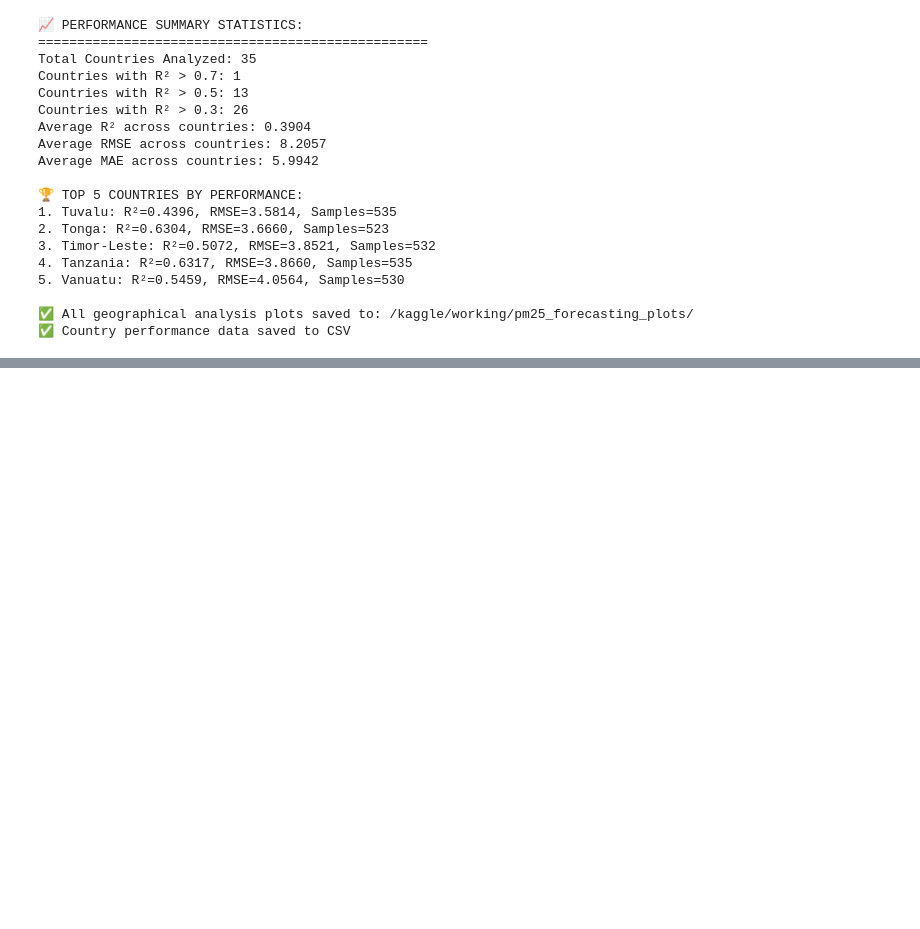
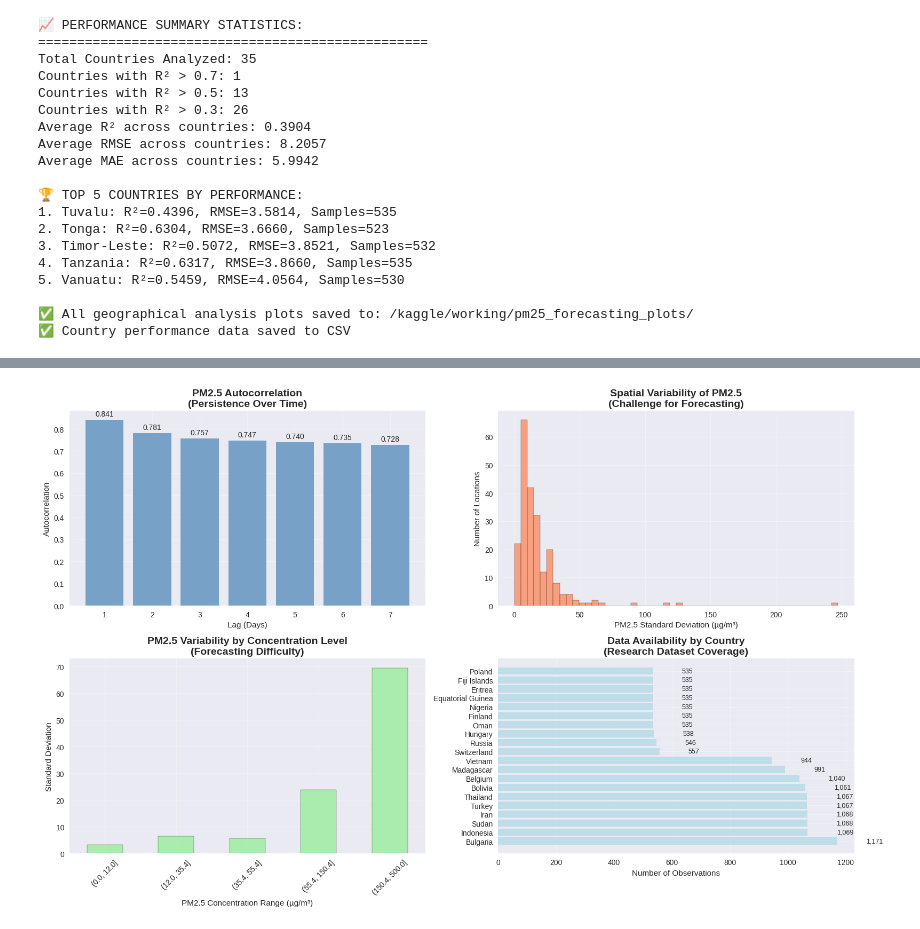
Before and after one commit to kapil2020/global-PM-2.5-next-day-forecasting, a Jupyter notebook: global-analysis-next-day-pm2-5-ml.ipynb, the cells around one changed output, grey strips where cells are left out. Saved outputs shown, nothing was run; the diff lists cells and outputs as text; code cells hidden in the pictures; blank space fills up the shorter version.

Commit message:
Kaggle Notebook | global_analysis-next-day-pm2.5-ml | Version 4

```diff
--- a/global-analysis-next-day-pm2-5-ml.ipynb
+++ b/global-analysis-next-day-pm2-5-ml.ipynb
@@ -1110,0 +1426,84 @@ Average MAE across countries: 5.9942
+# %%
+# Plot 4: Research Motivation - Forecasting Need
+plt.figure(figsize=(16, 10))
+
+# Plot 4.1: PM2.5 persistence (autocorrelation)
+from statsmodels.tsa.stattools import acf
+
+# Calculate autocorrelation for different lags
+lags = 7  # One week
+autocorr_values = []
+
+for lag in range(1, lags + 1):
+    df_clean_lag = df_clean.copy()
+    df_clean_lag[f'PM2.5_lag_{lag}'] = df_clean_lag.groupby(['country', 'location_name'])['air_quality_PM2.5'].shift(lag)
+    corr = df_clean_lag['air_quality_PM2.5'].corr(df_clean_lag[f'PM2.5_lag_{lag}'])
+    autocorr_values.append(corr)
+
+plt.subplot(2, 2, 1)
+plt.bar(range(1, lags + 1), autocorr_values, color='steelblue', alpha=0.7)
+plt.xlabel('Lag (Days)')
+plt.ylabel('Autocorrelation')
+plt.title('PM2.5 Autocorrelation\n(Persistence Over Time)', fontsize=14, fontweight='bold')
+plt.grid(True, alpha=0.3)
+
+# Add value labels
+for i, value in enumerate(autocorr_values):
+    plt.text(i + 1, value + 0.01, f'{value:.3f}', ha='center', va='bottom')
+
+# Plot 4.2: Forecasting challenge - variability
+location_variability = df_clean.groupby('location_name')['air_quality_PM2.5'].std().sort_values(ascending=False)
+
+plt.subplot(2, 2, 2)
+plt.hist(location_variability, bins=50, color='coral', alpha=0.7, edgecolor='black')
+plt.xlabel('PM2.5 Standard Deviation (µg/m³)')
+plt.ylabel('Number of Locations')
+plt.title('Spatial Variability of PM2.5\n(Challenge for Forecasting)', fontsize=14, fontweight='bold')
+plt.grid(True, alpha=0.3)
+
+# Plot 4.3: Prediction difficulty by PM2.5 level
+# Group by PM2.5 levels and calculate variability
+pm25_bins = pd.cut(df_clean['air_quality_PM2.5'], bins=[0, 12, 35.4, 55.4, 150.4, 500])
+variability_by_level = df_clean.groupby(pm25_bins)['air_quality_PM2.5'].std()
+
+plt.subplot(2, 2, 3)
+variability_by_level.plot(kind='bar', color='lightgreen', alpha=0.7, edgecolor='black')
+plt.xlabel('PM2.5 Concentration Range (µg/m³)')
+plt.ylabel('Standard Deviation')
+plt.title('PM2.5 Variability by Concentration Level\n(Forecasting Difficulty)', fontsize=14, fontweight='bold')
+plt.xticks(rotation=45)
+plt.grid(True, alpha=0.3)
+
+# Plot 4.4: Data availability across countries
+country_sample_sizes = df_clean['country'].value_counts().head(20)
+
+plt.subplot(2, 2, 4)
+bars = plt.barh(range(len(country_sample_sizes)), country_sample_sizes.values,
+                color='lightblue', alpha=0.7)
+plt.yticks(range(len(country_sample_sizes)), country_sample_sizes.index)
+plt.xlabel('Number of Observations')
+plt.title('Data Availability by Country\n(Research Dataset Coverage)', fontsize=14, fontweight='bold')
+plt.grid(True, alpha=0.3)
+
+# Add value labels
+for i, (bar, value) in enumerate(zip(bars, country_sample_sizes.values)):
+    plt.text(bar.get_width() + 100, bar.get_y() + bar.get_height()/2,
+             f'{value:,}', ha='left', va='center', fontsize=9)
+
+plt.tight_layout()
+plt.savefig(f'{plot_dir}/22_research_motivation_forecasting.png', dpi=300, bbox_inches='tight')
+plt.show()
+
+# Print research motivation statistics
+print("\n🔬 RESEARCH MOTIVATION STATISTICS:")
+print("=" * 50)
+print(f"Next-day autocorrelation: {autocorr_values[0]:.4f}")
+print(f"Average PM2.5 variability (std): {df_clean['air_quality_PM2.5'].std():.2f} µg/m³")
+print(f"Number of unique locations: {df_clean['location_name'].nunique()}")
+print(f"Number of unique countries: {df_clean['country'].nunique()}")
+print(f"Date range: {df_clean['date'].min()} to {df_clean['date'].max()}")
+print(f"Total observations: {len(df_clean):,}")
+
+print(f"\n✅ All introduction/background plots saved to: {plot_dir}/")
+# %% [output]
+[figure, added]
```
Also changed, not shown: parts of 4 cells of this notebook.
